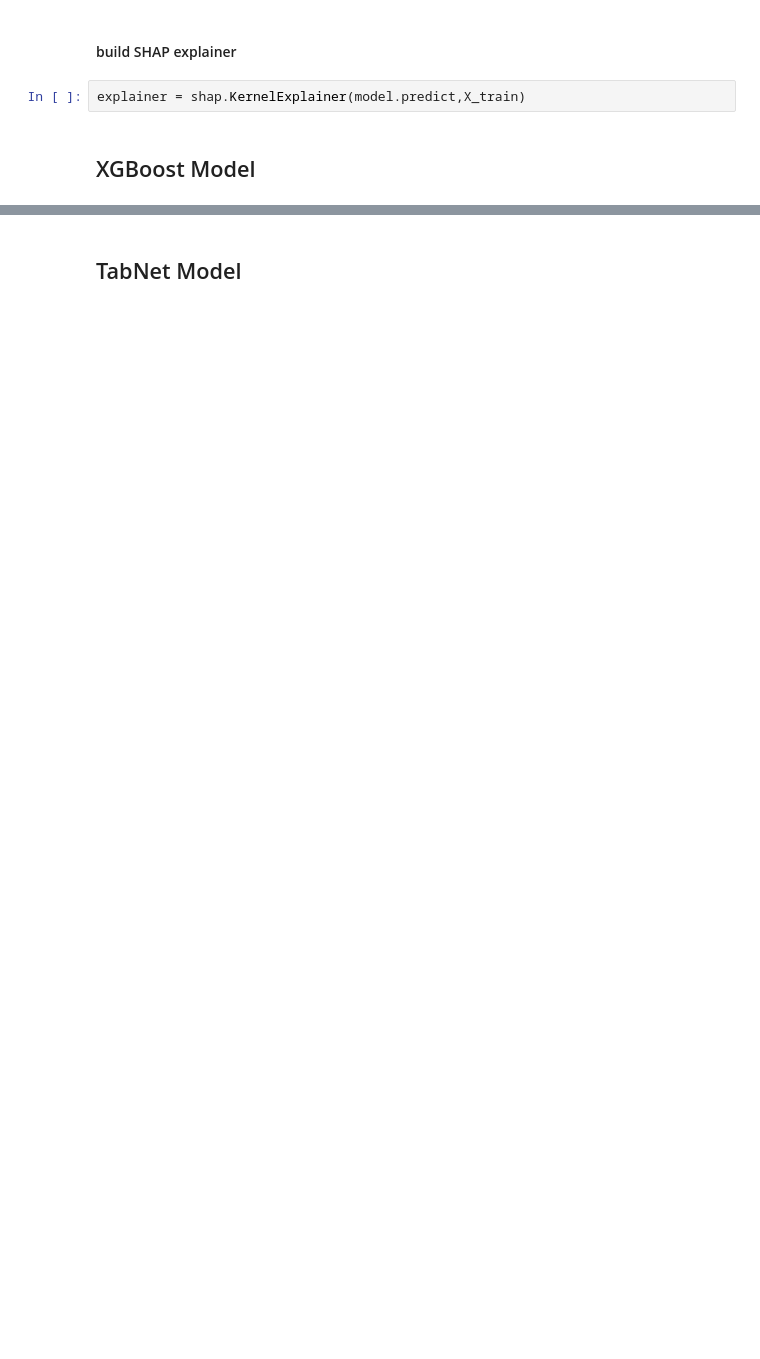
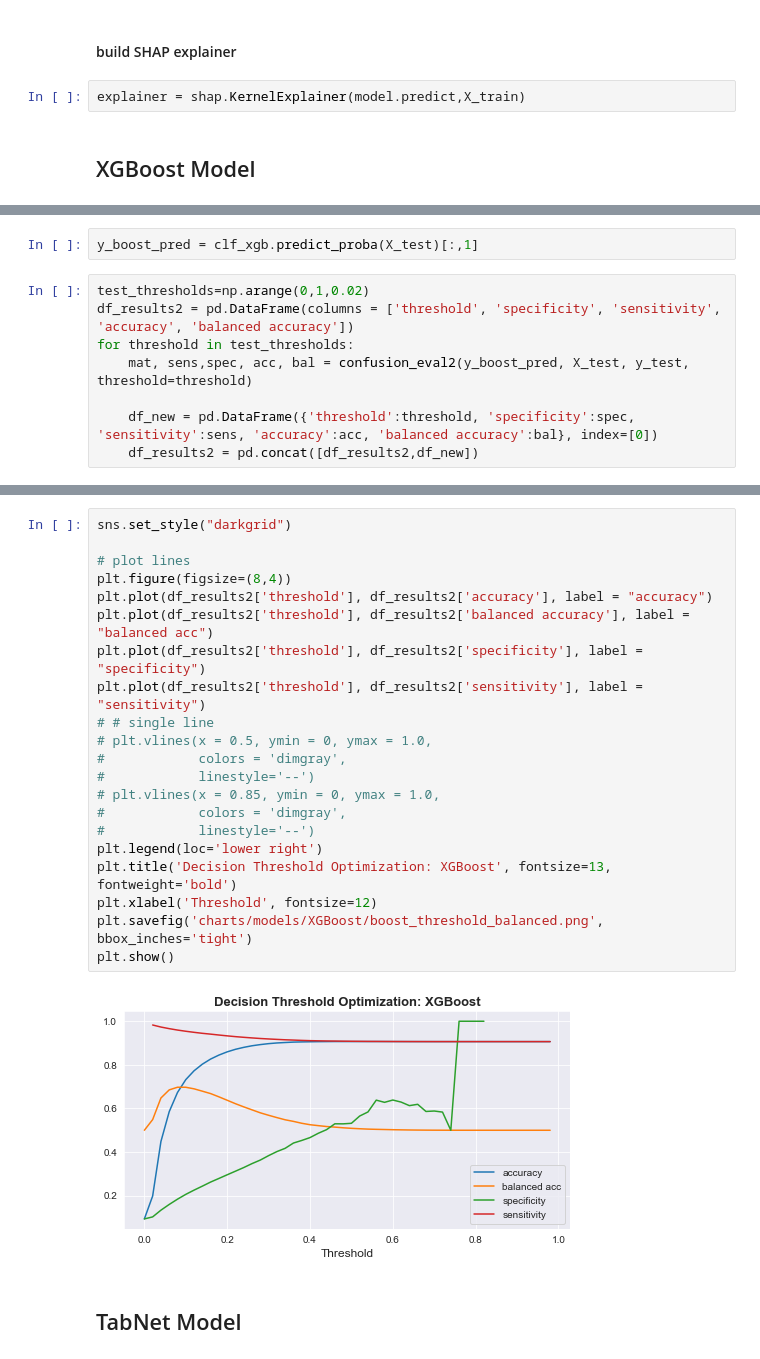
Before and after one commit to analiseb/UB-Masters-Thesis, a Jupyter notebook: MODEL_predictions.ipynb, the cells around one changed output, grey strips where cells are left out. Drawn from its saved outputs; the diff is of its cells as text; blank space fills up the shorter version.

```diff
--- a/MODEL_predictions.ipynb
+++ b/MODEL_predictions.ipynb
@@ -214,0 +361,10 @@ explainer = shap.KernelExplainer(model.predict,X_train)
+# %%
+y_boost_pred = clf_xgb.predict_proba(X_test)[:,1]
+# %%
+test_thresholds=np.arange(0,1,0.02)
+df_results2 = pd.DataFrame(columns = ['threshold', 'specificity', 'sensitivity', 'accuracy', 'balanced accuracy'])
+for threshold in test_thresholds:
+    mat, sens,spec, acc, bal = confusion_eval2(y_boost_pred, X_test, y_test, threshold=threshold)
+
+    df_new = pd.DataFrame({'threshold':threshold, 'specificity':spec, 'sensitivity':sens, 'accuracy':acc, 'balanced accuracy':bal}, index=[0])
+    df_results2 = pd.concat([df_results2,df_new])
@@ -215,2 +446,25 @@ explainer = shap.KernelExplainer(model.predict,X_train)
+# %%
+sns.set_style("darkgrid")
+
+# plot lines
+plt.figure(figsize=(8,4))
+plt.plot(df_results2['threshold'], df_results2['accuracy'], label = "accuracy")
+plt.plot(df_results2['threshold'], df_results2['balanced accuracy'], label = "balanced acc")
+plt.plot(df_results2['threshold'], df_results2['specificity'], label = "specificity")
+plt.plot(df_results2['threshold'], df_results2['sensitivity'], label = "sensitivity")
+# # single line
+# plt.vlines(x = 0.5, ymin = 0, ymax = 1.0,
+#            colors = 'dimgray',
+#            linestyle='--')
+# plt.vlines(x = 0.85, ymin = 0, ymax = 1.0,
+#            colors = 'dimgray',
+#            linestyle='--')
+plt.legend(loc='lower right')
+plt.title('Decision Threshold Optimization: XGBoost', fontsize=13, fontweight='bold')
+plt.xlabel('Threshold', fontsize=12)
+plt.savefig('charts/models/XGBoost/boost_threshold_balanced.png', bbox_inches='tight')
+plt.show()
+# %% [output]
+[figure, added]
 # %% [markdown]
 ## TabNet Model
```
Also changed, not shown: parts of 16 cells of this notebook, 7 other files.
